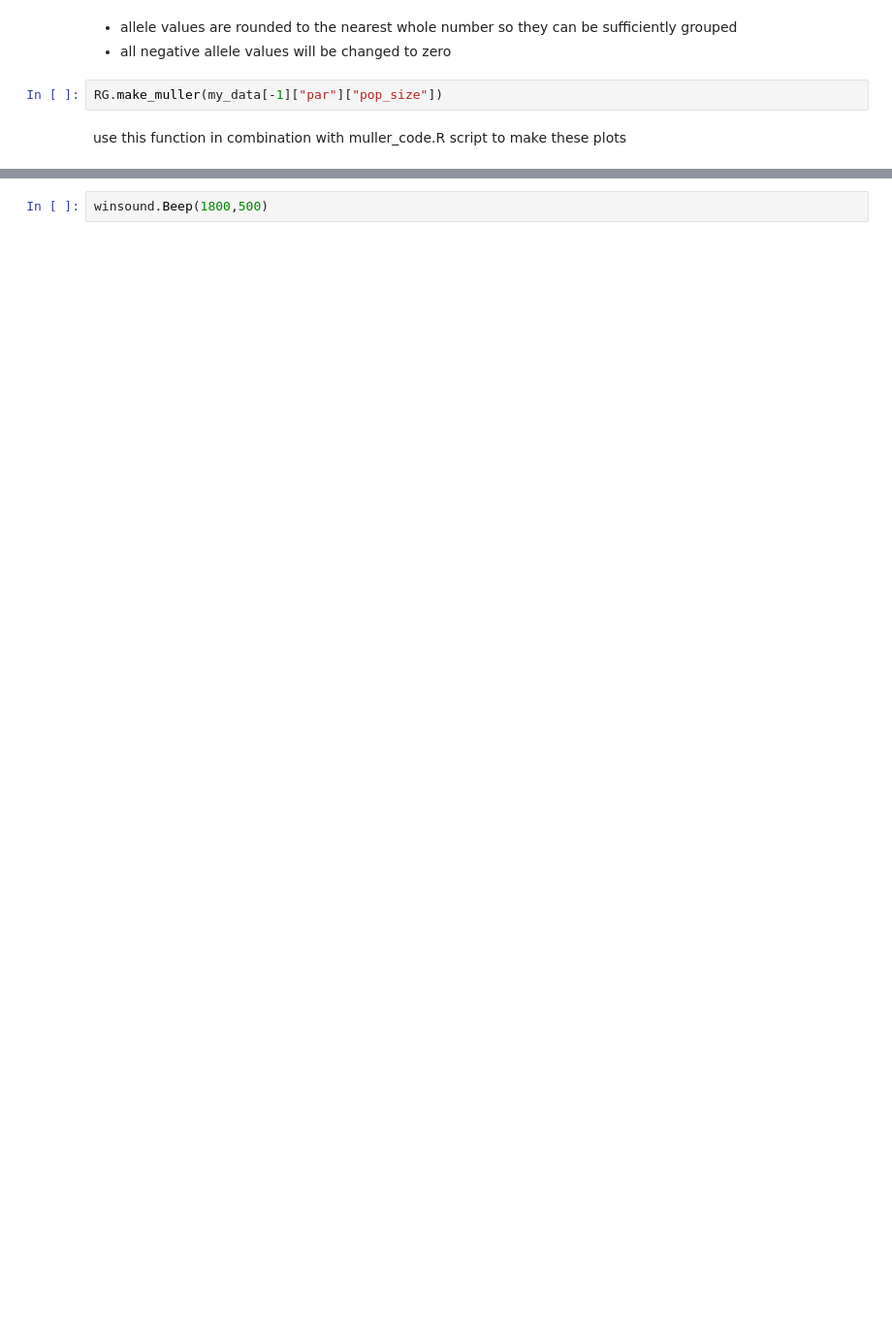
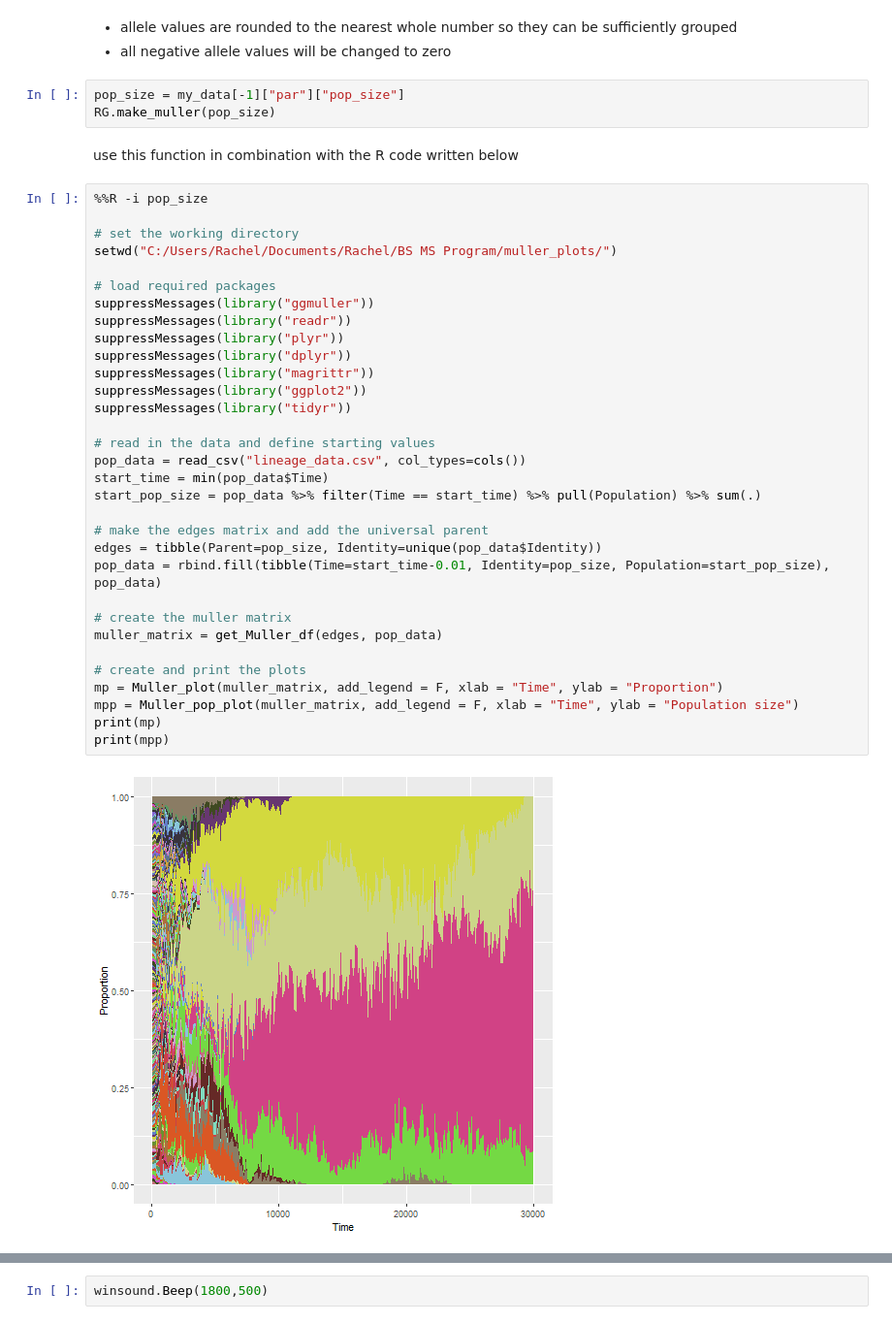
Before and after one commit to RachelGoodridge/life_history_sim, a Jupyter notebook: Worms_Life_Model.ipynb, the cells around one changed output, grey strips where cells are left out. Shown at 97% size. Saved outputs shown, nothing was run; the diff lists cells and outputs as text; blank space fills up the shorter version.

```diff
--- a/Worms_Life_Model.ipynb
+++ b/Worms_Life_Model.ipynb
@@ -258,6 +265,41 @@ RG.allele_track(my_data[-1]["par"])
 - allele values are rounded to the nearest whole number so they can be sufficiently grouped
 - all negative allele values will be changed to zero
 # %%
-RG.make_muller(my_data[-1]["par"]["pop_size"])
+pop_size = my_data[-1]["par"]["pop_size"]
+RG.make_muller(pop_size)
 # %% [markdown]
-use this function in combination with muller_code.R script to make these plots
+use this function in combination with the R code written below
+# %%
+%%R -i pop_size
+
+# set the working directory
+setwd("C:/Users/Rachel/Documents/Rachel/BS MS Program/muller_plots/")
+
+# load required packages
+suppressMessages(library("ggmuller"))
+suppressMessages(library("readr"))
+suppressMessages(library("plyr"))
+suppressMessages(library("dplyr"))
+suppressMessages(library("magrittr"))
+suppressMessages(library("ggplot2"))
+suppressMessages(library("tidyr"))
+
+# read in the data and define starting values
+pop_data = read_csv("lineage_data.csv", col_types=cols())
+start_time = min(pop_data$Time)
+start_pop_size = pop_data %>% filter(Time == start_time) %>% pull(Population) %>% sum(.)
+
+# make the edges matrix and add the universal parent
+edges = tibble(Parent=pop_size, Identity=unique(pop_data$Identity))
+pop_data = rbind.fill(tibble(Time=start_time-0.01, Identity=pop_size, Population=start_pop_size), pop_data)
+
+# create the muller matrix
+muller_matrix = get_Muller_df(edges, pop_data)
+
+# create and print the plots
+mp = Muller_plot(muller_matrix, add_legend = F, xlab = "Time", ylab = "Proportion")
+mpp = Muller_pop_plot(muller_matrix, add_legend = F, xlab = "Time", ylab = "Population size")
+print(mp)
+print(mpp)
+# %% [output]
+[figure, added]
```
Also changed, not shown: parts of 25 cells of this notebook.
